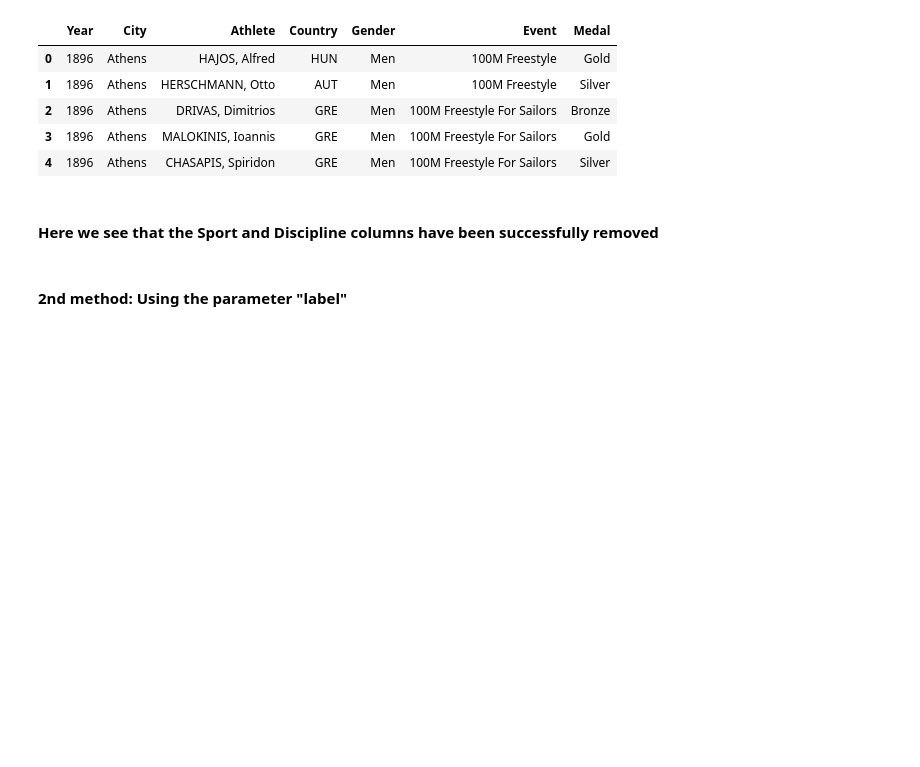
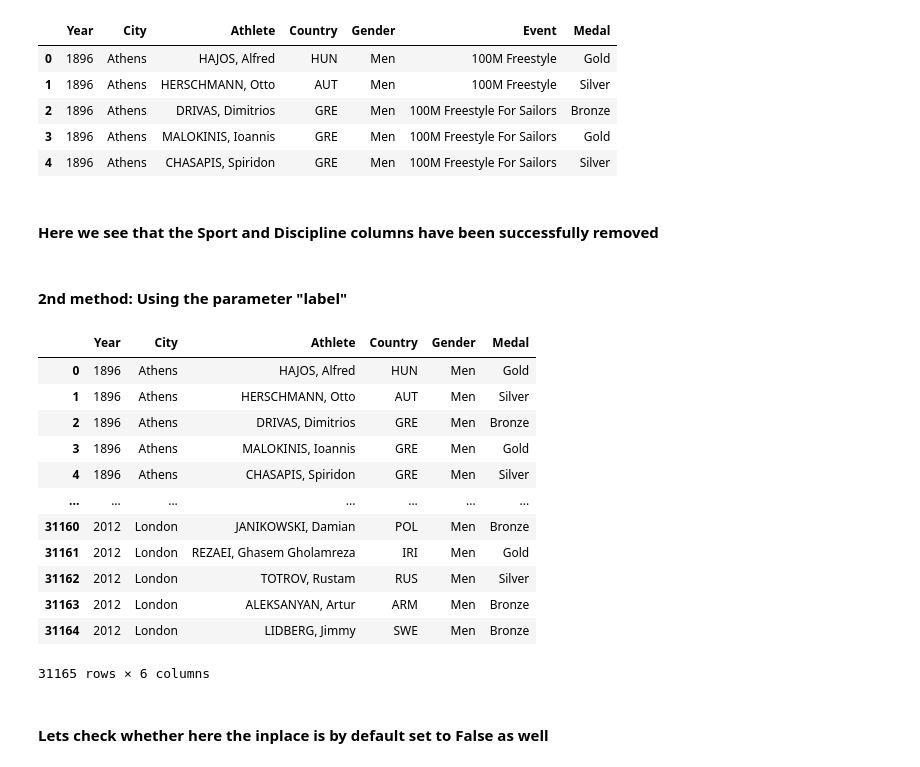
Before and after one commit to biv-neupane7/Pandas_practice, a Jupyter notebook: Advanced.ipynb, the cells around one changed output. Drawn from its saved outputs; the diff is of its cells as text; code cells hidden in the pictures; blank space fills up the shorter version.

```diff
--- a/Advanced.ipynb
+++ b/Advanced.ipynb
@@ -66,4 +66,20 @@ summer.head()
 # %% [markdown]
 #### 2nd method: Using the parameter "label"
 # %%
-summer.drop(labels="Event", )
+summer.drop(labels="Event", axis=1)
+# %% [output]
+|  | Year | City | Athlete | Country | Gender | Medal |
+| 0 | 1896 | Athens | HAJOS, Alfred | HUN | Men | Gold |
+| 1 | 1896 | Athens | HERSCHMANN, Otto | AUT | Men | Silver |
+| 2 | 1896 | Athens | DRIVAS, Dimitrios | GRE | Men | Bronze |
+| 3 | 1896 | Athens | MALOKINIS, Ioannis | GRE | Men | Gold |
+| 4 | 1896 | Athens | CHASAPIS, Spiridon | GRE | Men | Silver |
+| ... | ... | ... | ... | ... | ... | ... |
+| 31160 | 2012 | London | JANIKOWSKI, Damian | POL | Men | Bronze |
+| 31161 | 2012 | London | REZAEI, Ghasem Gholamreza | IRI | Men | Gold |
+| 31162 | 2012 | London | TOTROV, Rustam | RUS | Men | Silver |
+| 31163 | 2012 | London | ALEKSANYAN, Artur | ARM | Men | Bronze |
+| 31164 | 2012 | London | LIDBERG, Jimmy | SWE | Men | Bronze |
+31165 rows × 6 columns
+# %% [markdown]
+#### Lets check whether here the inplace is by default set to False as well
```
Also changed, not shown: parts of 34 cells of this notebook.
